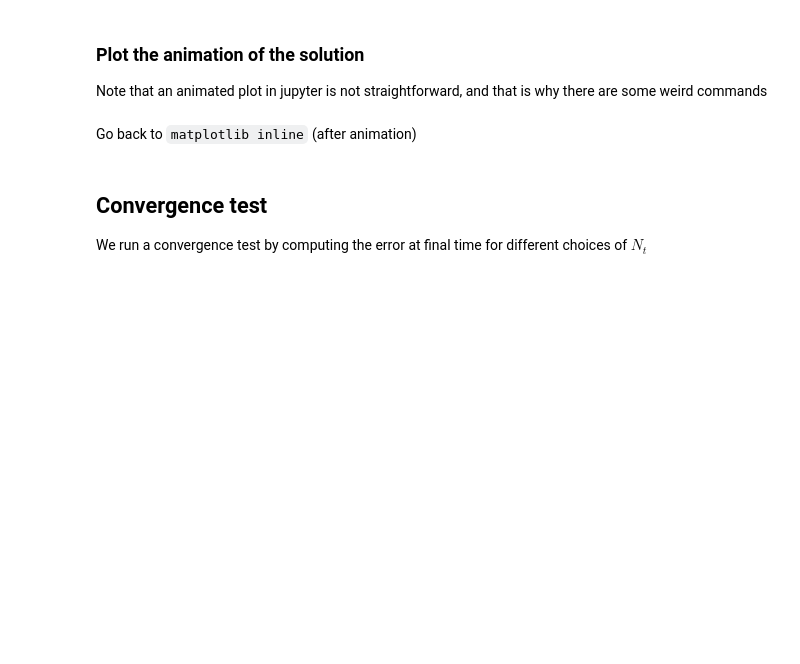
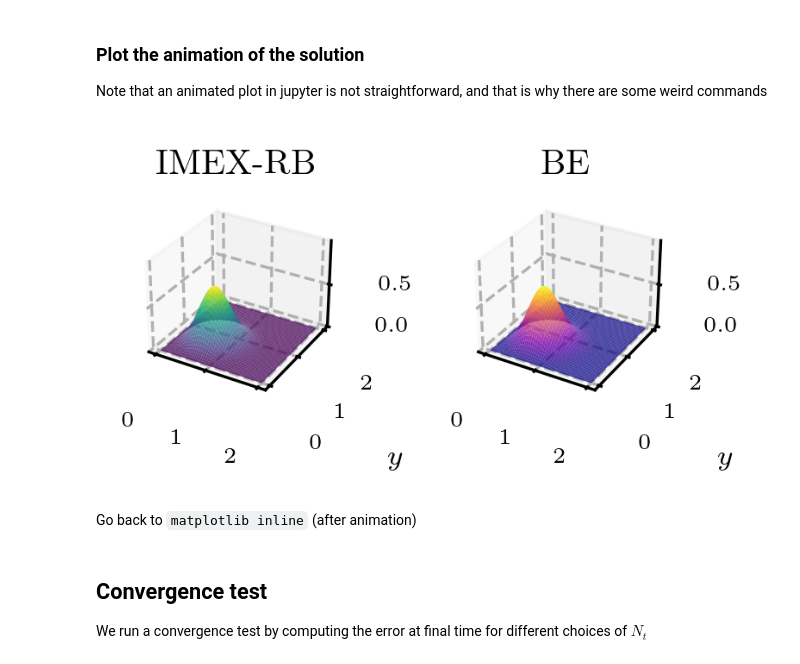
Before and after one commit to Fra-Sala/IMEX-RB, a Jupyter notebook: tutorials/advdiff2D.ipynb, the cells around one changed output. Saved outputs shown, nothing was run; the diff lists cells and outputs as text; code cells hidden in the pictures; blank space fills up the shorter version.

```diff
--- a/tutorials/advdiff2D.ipynb
+++ b/tutorials/advdiff2D.ipynb
@@ -130,7 +138,7 @@ plt.show()
 ### Plot the animation of the solution
 Note that an animated plot in jupyter is not straightforward, and that is why there are some weird commands
 # %%
-plot_animation = False
+plot_animation = 1
 if plot_animation:
 
     %matplotlib ipympl
@@ -156,33 +164,35 @@ if plot_animation:
     for ax, title in [(ax1, "IMEX-RB"), (ax2, "BE")]:
         ax.set_xlabel("$x$")
         ax.set_ylabel("$y$")
         ax.set_zlabel("$u$")
         ax.set_zlim(zmin, zmax)
         ax.set_title(title)
 
     # Initialize empty surfaces
     surf1 = ax1.plot_surface(X, Y, np.zeros((Nx, Ny)), cmap="viridis", alpha=0.8)
     surf2 = ax2.plot_surface(X, Y, np.zeros((Nx, Ny)), cmap="plasma", alpha=0.8)
 
     # Time‐loop
     for n, t in enumerate(tvec[::10]):
         # remove old surfaces
         surf1.remove()
         surf2.remove()
 
         # reshape solution vectors
         Z1 = uIMEX[:, n].reshape((Nx, Ny))
         Z2 = uBE[:,   n].reshape((Nx, Ny))
 
         # re‐plot
         surf1 = ax1.plot_surface(X, Y, Z1, cmap="viridis", alpha=0.8)
         surf2 = ax2.plot_surface(X, Y, Z2, cmap="plasma", alpha=0.8)
 
         # update display
         hdisplay.update(fig)
         # time.sleep(0.001)
 
     plt.close(fig)
+# %% [output]
+[figure, added]
 # %% [markdown]
 Go back to `matplotlib inline` (after animation)
 # %%
```
Also changed, not shown: parts of 6 cells of this notebook, 1 other file.
